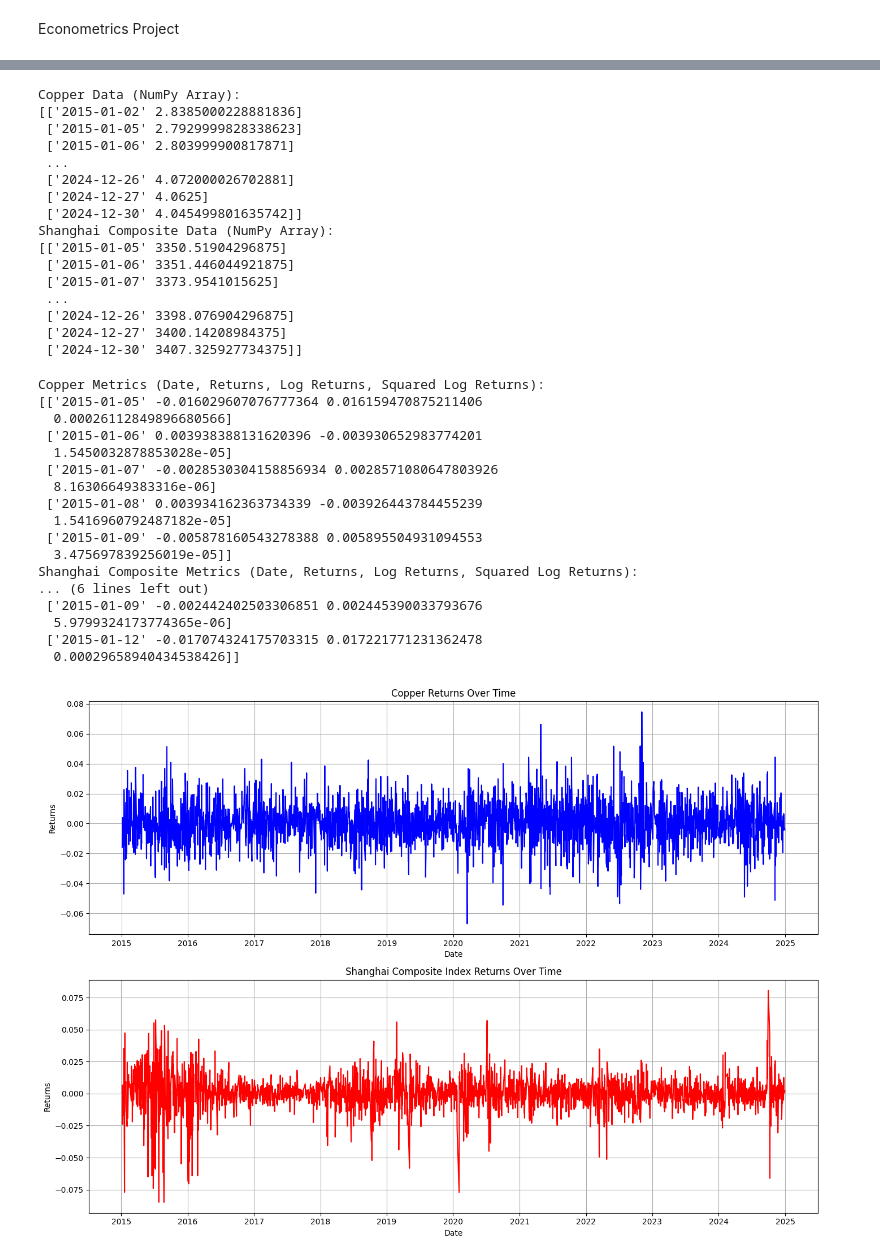
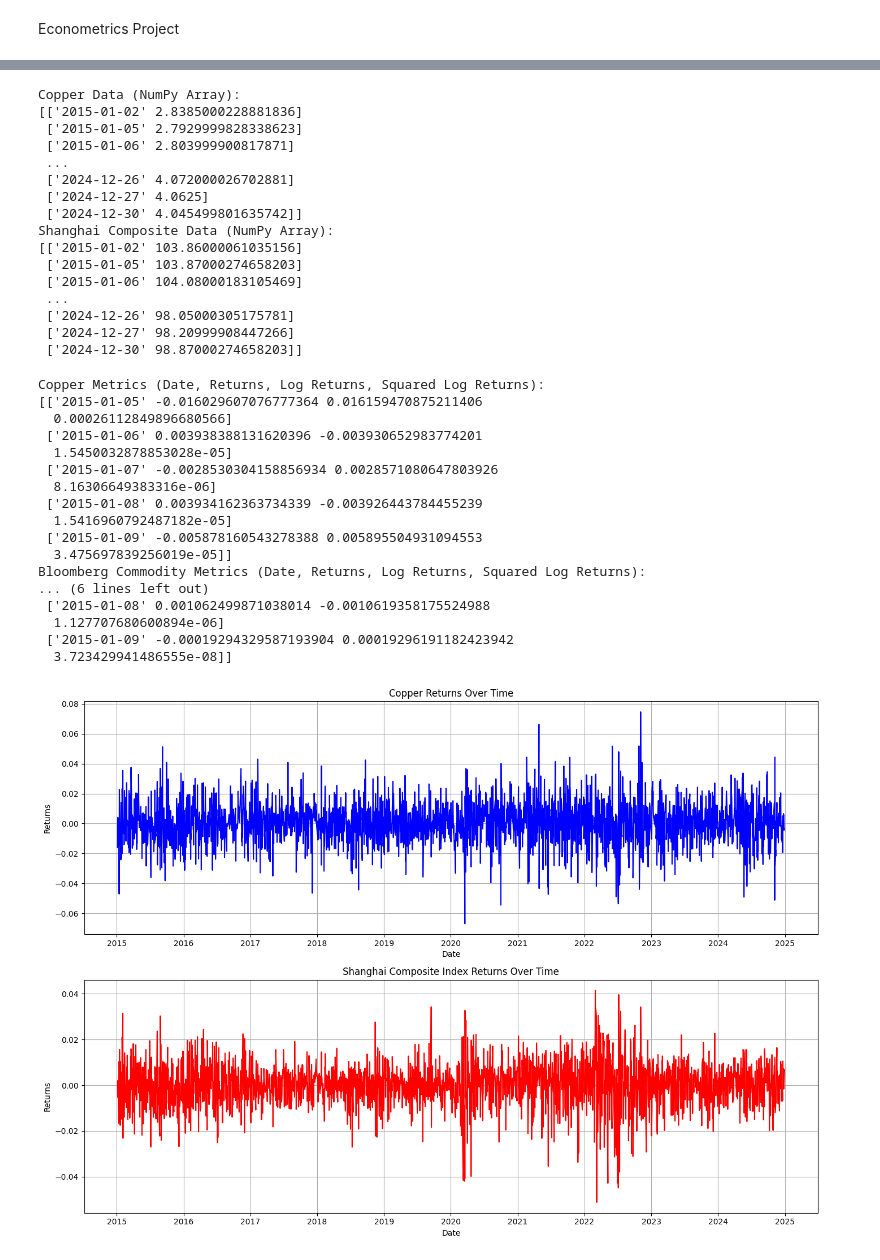
Before and after one commit to MassilGG/Financial_Econometrics, a Jupyter notebook: econo_proj.ipynb, the cells around one changed output, grey strips where cells are left out. Saved outputs shown, nothing was run; the diff lists cells and outputs as text; code cells hidden in the pictures.

Commit message:
Change from shangai composite index to bloomberg commodity index

```diff
--- a/econo_proj.ipynb
+++ b/econo_proj.ipynb
@@ -15,7 +15,7 @@ from scipy.stats import norm
 
 from arch import arch_model
 # %%
-# Function to download data from Yahoo Finance and Download historical data for Copper and Shanghai Composite Index
+# Function to download data from Yahoo Finance and Download historical data for Copper and Bloomber Commodity Index
 def download_yahoo_data(ticker, start_date, end_date, interval='1d'):
     """
     Download historical data for a ticker from Yahoo Finance.
@@ -37,19 +37,19 @@ mid_date_2019 = '2019-12-31'
 mid_date_2020 = '2020-01-01'
 end_date_2024 = '2024-12-31'
 copper_id = 'HG=F'  # Yahoo Finance ticker for Copper Futures
-shanghai_composite_index_id = '000001.SS'  # Yahoo Finance ticker for Shanghai Composite Index
+Bloomberg_Commodity_id = '^BCOM'  # Yahoo Finance ticker for Bloomberg Commodity Index
 data_copper = download_yahoo_data(copper_id, start_date_2015, end_date_2024)
-data_shanghai_composite_idx = download_yahoo_data(shanghai_composite_index_id, start_date_2015, end_date_2024)
+data_bloomberg_commodity_idx = download_yahoo_data(Bloomberg_Commodity_id, start_date_2015, end_date_2024)
 print(data_copper.head())
-print(data_shanghai_composite_idx.head())
+print(data_bloomberg_commodity_idx.head())
 
 # Download of data 2015-2019, 2020-2024
 # Copper
 data_copper_2015_2019 = data_copper.loc[start_date_2015:mid_date_2019]
 data_copper_2020_2024 = data_copper.loc[mid_date_2020:end_date_2024]
-# Shanghai Composite Index
-data_shanghai_2015_2019 = data_shanghai_composite_idx.loc[start_date_2015:mid_date_2019]
-data_shanghai_2020_2024 = data_shanghai_composite_idx.loc[mid_date_2020:end_date_2024]
+# Bloomberg Commodity Index
+data_bloomberg_2015_2019 = data_bloomberg_commodity_idx.loc[start_date_2015:mid_date_2019]
+data_bloomberg_2020_2024 = data_bloomberg_commodity_idx.loc[mid_date_2020:end_date_2024]
 # %% [output]
 [*********************100%***********************]  1 of 1 completed
 [*********************100%***********************]  1 of 1 completed
@@ -84,19 +84,19 @@ def to_numpy_array(df):
 
 # Convert both datasets to NumPy arrays
 copper_data_array = to_numpy_array(data_copper)
-shanghai_data_array = to_numpy_array(data_shanghai_composite_idx)
+bloomberg_data_array = to_numpy_array(data_bloomberg_commodity_idx)
 
 # Show the resulting arrays
 print("Copper Data (NumPy Array):")
 print(copper_data_array)
 print("Shanghai Composite Data (NumPy Array):")
-print(shanghai_data_array)
+print(bloomberg_data_array)
 
 # Transform data for 2015-2019 and 2020-2024 into NumPy arrays
 copper_2015_2019_array = to_numpy_array(data_copper_2015_2019)
 copper_2020_2024_array = to_numpy_array(data_copper_2020_2024)
-shanghai_2015_2019_array = to_numpy_array(data_shanghai_2015_2019)
-shanghai_2020_2024_array = to_numpy_array(data_shanghai_2020_2024)
+bloomberg_2015_2019_array = to_numpy_array(data_bloomberg_2015_2019)
+bloomberg_2020_2024_array = to_numpy_array(data_bloomberg_2020_2024)
 # %% [output]
 Copper Data (NumPy Array):
 [['2015-01-02' 2.8385000228881836]
@@ -107,13 +107,13 @@ Copper Data (NumPy Array):
  ['2024-12-27' 4.0625]
  ['2024-12-30' 4.045499801635742]]
 Shanghai Composite Data (NumPy Array):
-[['2015-01-05' 3350.51904296875]
- ['2015-01-06' 3351.446044921875]
- ['2015-01-07' 3373.9541015625]
+[['2015-01-02' 103.86000061035156]
+ ['2015-01-05' 103.87000274658203]
+ ['2015-01-06' 104.08000183105469]
  ...
- ['2024-12-26' 3398.076904296875]
- ['2024-12-27' 3400.14208984375]
- ['2024-12-30' 3407.325927734375]]
+ ['2024-12-26' 98.05000305175781]
+ ['2024-12-27' 98.20999908447266]
+ ['2024-12-30' 98.87000274658203]]
 # %%
 # Function to compute returns, log returns, and squared log returns
 def compute_returns(df):
@@ -141,20 +141,20 @@ def compute_returns(df):
 
 # Compute returns, log returns, and squared log returns for both datasets
 copper_metrics = compute_returns(data_copper)
-shanghai_metrics = compute_returns(data_shanghai_composite_idx)
+bloomberg_metrics = compute_returns(data_bloomberg_commodity_idx)
 
 # Show the resulting NumPy arrays
 print("Copper Metrics (Date, Returns, Log Returns, Squared Log Returns):")
 print(copper_metrics[:5])  # Show first 5 rows for Copper
 
-print("Shanghai Composite Metrics (Date, Returns, Log Returns, Squared Log Returns):")
-print(shanghai_metrics[:5])  # Show first 5 rows for Shanghai Composite
+print("Bloomberg Commodity Metrics (Date, Returns, Log Returns, Squared Log Returns):")
+print(bloomberg_metrics[:5])  # Show first 5 rows for Bloomberg Commodity
 
 # Compute metrics for 2015-2019 and 2020-2024 datasets
 copper_2015_2019_metrics = compute_returns(data_copper_2015_2019)
 copper_2020_2024_metrics = compute_returns(data_copper_2020_2024)
-shanghai_2015_2019_metrics = compute_returns(data_shanghai_2015_2019)
-shanghai_2020_2024_metrics = compute_returns(data_shanghai_2020_2024)
+bloomberg_2015_2019_metrics = compute_returns(data_bloomberg_2015_2019)
+bloomberg_2020_2024_metrics = compute_returns(data_bloomberg_2020_2024)
 # %% [output]
 Copper Metrics (Date, Returns, Log Returns, Squared Log Returns):
 [['2015-01-05' -0.016029607076777364 0.016159470875211406
@@ -167,39 +167,39 @@ Copper Metrics (Date, Returns, Log Returns, Squared Log Returns):
   1.5416960792487182e-05]
  ['2015-01-09' -0.005878160543278388 0.005895504931094553
   3.475697839256019e-05]]
-Shanghai Composite Metrics (Date, Returns, Log Returns, Squared Log Returns):
+Bloomberg Commodity Metrics (Date, Returns, Log Returns, Squared Log Returns):
 ... (6 lines left out)
- ['2015-01-09' -0.002442402503306851 0.002445390033793676
-  5.9799324173774365e-06]
- ['2015-01-12' -0.017074324175703315 0.017221771231362478
-  0.00029658940434538426]]
+ ['2015-01-08' 0.001062499871038014 -0.0010619358175524988
+  1.127707680600894e-06]
+ ['2015-01-09' -0.00019294329587193904 0.00019296191182423942
+  3.723429941486555e-08]]
 # %%
 # Convert to datetime if not already
 copper_dates = pd.to_datetime(copper_metrics[:, 0])
-shanghai_dates = pd.to_datetime(shanghai_metrics[:, 0])
+bloomberg_dates = pd.to_datetime(bloomberg_metrics[:, 0])
 
 plt.figure(figsize=(14, 10))
 
 # Copper Returns
 plt.subplot(2, 1, 1)
 plt.plot(copper_dates, copper_metrics[:, 1], color='blue')
 plt.xlabel('Date')
 plt.ylabel('Returns')
 plt.title('Copper Returns Over Time')
 plt.grid(True)
 
-# Shanghai Returns
+# Bloomberg Returns
 plt.subplot(2, 1, 2)
-plt.plot(shanghai_dates, shanghai_metrics[:, 1], color='red')
+plt.plot(bloomberg_dates, bloomberg_metrics[:, 1], color='red')
 plt.xlabel('Date')
 plt.ylabel('Returns')
 plt.title('Shanghai Composite Index Returns Over Time')
 plt.grid(True)
 
 plt.tight_layout()
 plt.show()
 # %% [output]
-[figure, old version]
+[figure, new version]
 # %%
 import numpy as np
 import pandas as pd
```
Also changed, not shown: parts of 6 cells of this notebook.
